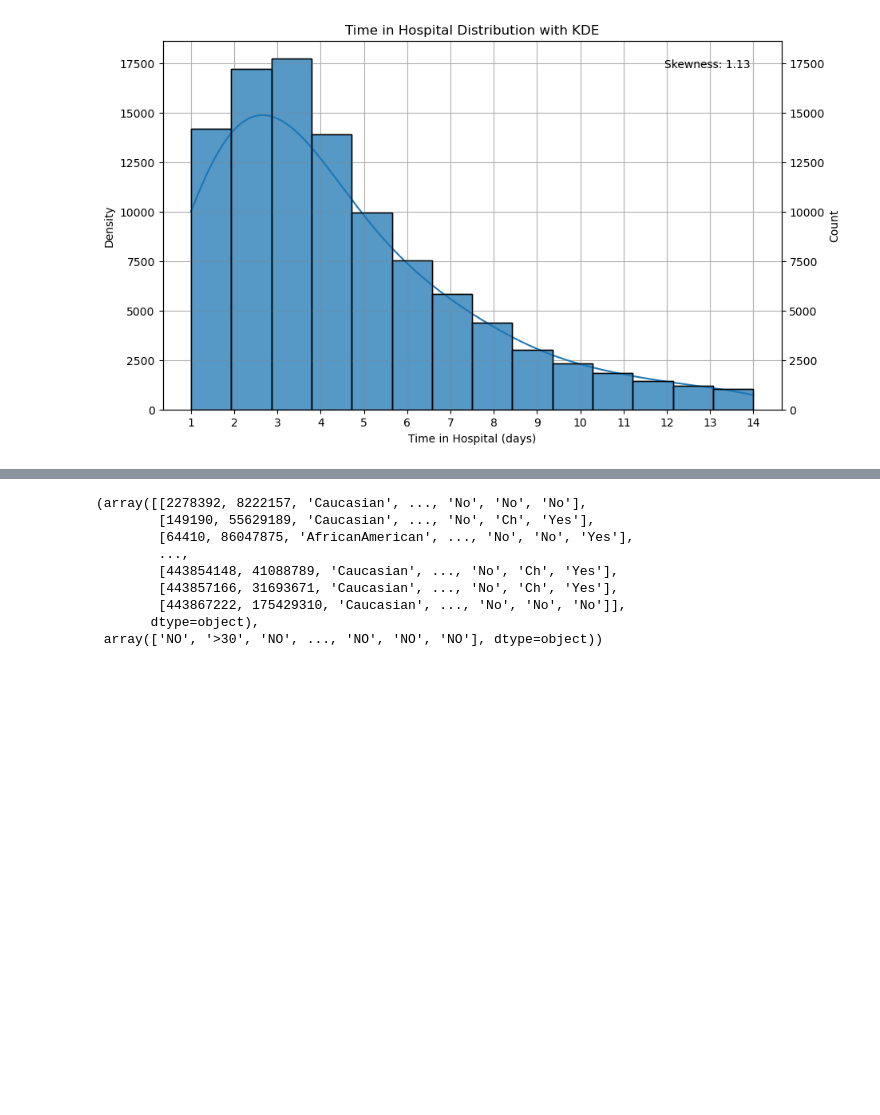
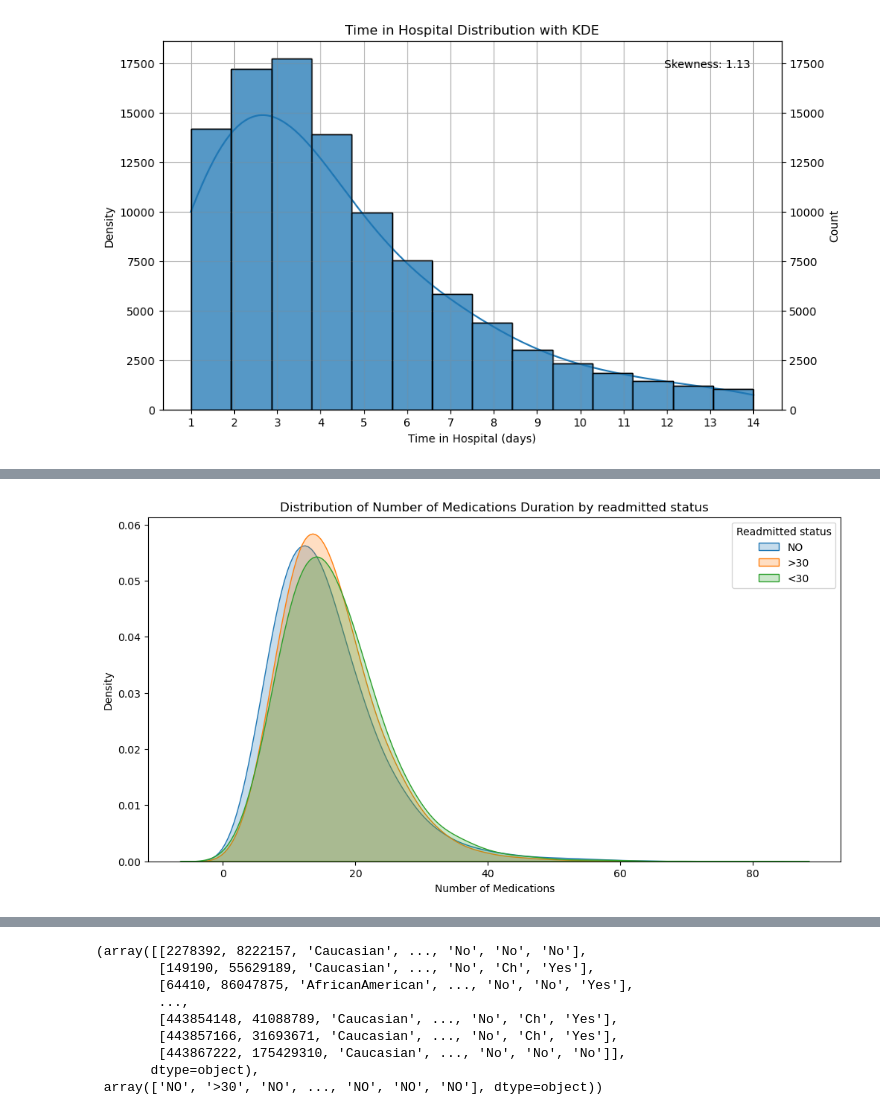
Before and after one commit to bianyiguyuan/diabetic_data_model, a Jupyter notebook: model_train.ipynb, the cells around one changed output, grey strips where cells are left out. Saved outputs shown, nothing was run; the diff lists cells and outputs as text; code cells hidden in the pictures; blank space fills up the shorter version.

```diff
--- a/model_train.ipynb
+++ b/model_train.ipynb
@@ -286,0 +538,4 @@ de.histogram_time_in_hospital()
+# %%
+de.distribution_number_medications()
+# %% [output]
+[figure, added]
```
Also changed, not shown: parts of 8 cells of this notebook.
